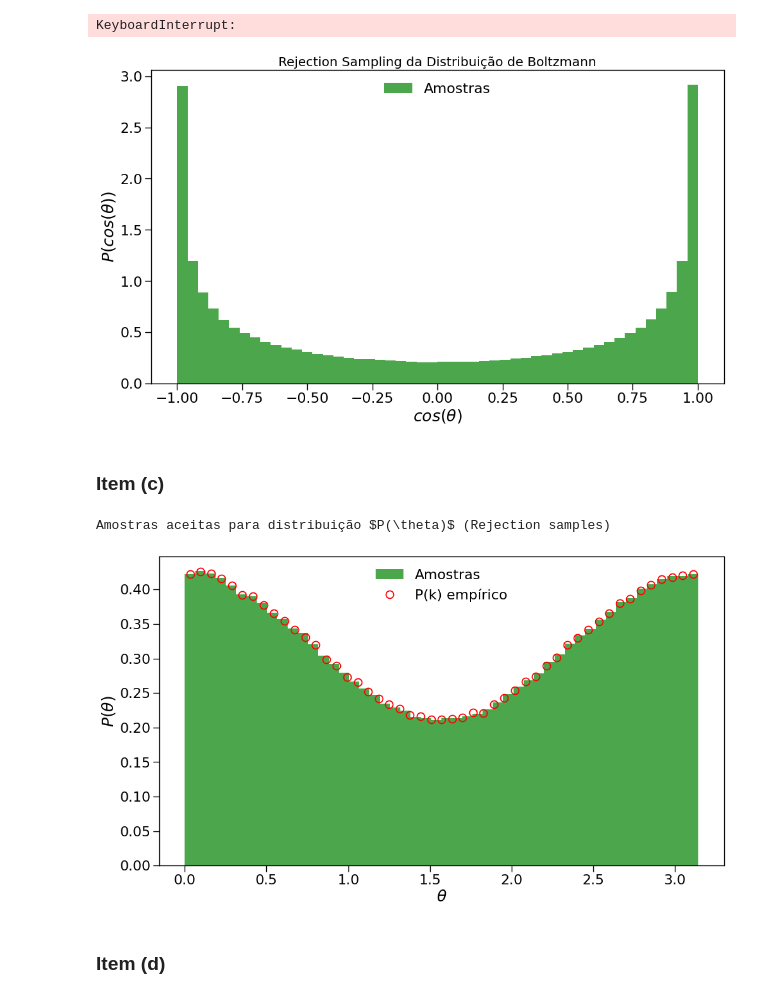
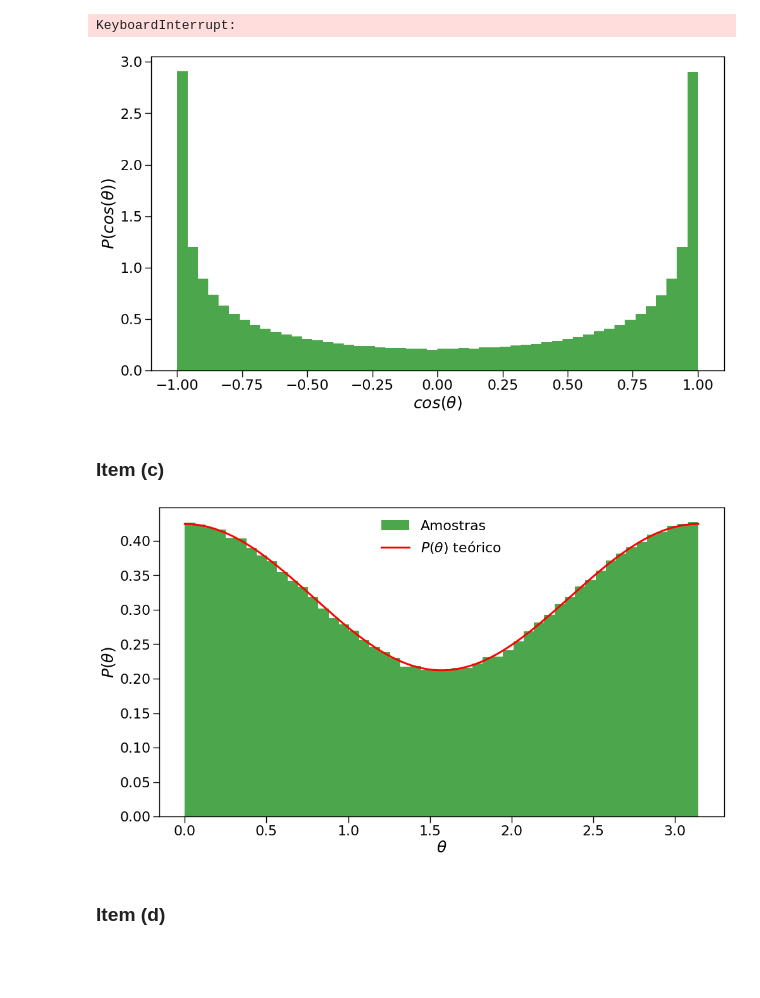
Before and after one commit to JuniorAlencar/TopFisTeo2024.2, a Jupyter notebook: Lista_1/questões/Question5.ipynb, the cells around one changed output. Drawn from its saved outputs; the diff is of its cells as text; code cells hidden in the pictures; blank space fills up the shorter version.

Commit message:
questão 5

```diff
--- a/Lista_1/questões/Question5.ipynb
+++ b/Lista_1/questões/Question5.ipynb
@@ -42,25 +42,24 @@ KeyboardInterrupt:
 # %%
 # Item (b) - Plot do Histograma <---------------
 m = 200 # número de bins na distribuição
 # x_aceito e p(x_aceito) empíricos
 #Este resultado não está normalizado
 
 fig = plt.subplots(figsize=(16, 9))
 plt.hist(samples, bins=50, density=True, alpha=0.7, label="Amostras", color='green')
-plt.legend(prop={"size": 22}, fancybox=True, framealpha=0.0)
 plt.xlabel(r"$cos(\theta)$", size=25)
 plt.ylabel(r"$P(cos(\theta))$", size=25)
-#plt.title("Rejection Sampling da Distribuição de Boltzmann", size=20)
 plt.tick_params('both', width=1.4, length=10, labelsize=22)
+plt.savefig("results/Questão5/RejectionEmpiricopcos.pdf")
 plt.show()
 # %% [output]
-[figure, old version]
+[figure, new version]
 # %% [markdown]
 ### **Item (c)**
 # %%
 def P(x):
     return ((2/(3*np.pi))*(1+(np.cos(x))**2))
-n_samples = 10**6
+n_samples = 10**7
 M = 100
 a=0
 b=np.pi
@@ -72,23 +71,20 @@ samples = rejection_sampling(n_samples, a, b, M, P, g)
 
 print(r'Amostras aceitas para distribuição $P(\theta)$ (Rejection samples)')
 #print(samples)
-# %% [output]
-Amostras aceitas para distribuição $P(\theta)$ (Rejection samples)
 # %%
-m = 50 # número de bins na distribuição
-# x_aceito e p(x_aceito) empíricos
-k_data, Pk_data = distribution_data(samples, a, b, m)
+theta_teo= np.linspace(0, np.pi, 200)
+Ptheta_teo = [P(i) for i in k_teo]
 fig = plt.subplots(figsize=(16, 9))
 plt.hist(samples, bins=50, density=True, alpha=0.7, label="Amostras", color='green')
-plt.plot(k_data, Pk_data, 'o', label='P(k) empírico', mfc = "None", mec = "red", ms=12, mew=1.8)
+plt.plot(theta_teo, Ptheta_teo, label=r'$P(\theta)$ teórico', mfc = "None", color = "red", linewidth=3)
 plt.legend(prop={"size": 22}, fancybox=True, framealpha=0.0)
 plt.xlabel(r"$\theta$", size=25)
 plt.ylabel(r"$P(\theta)$", size=25)
-#plt.title("Rejection Sampling da Distribuição de Boltzmann", size=20)
 plt.tick_params('both', width=1.4, length=10, labelsize=22)
+plt.savefig("results/Questão5/RejectionEmpiricoP.pdf")
 plt.show()
 # %% [output]
-[figure, old version]
+[figure, new version]
 # %% [markdown]
 ### **Item (d)**
 # %%
```
Also changed, not shown: 2 other files.
